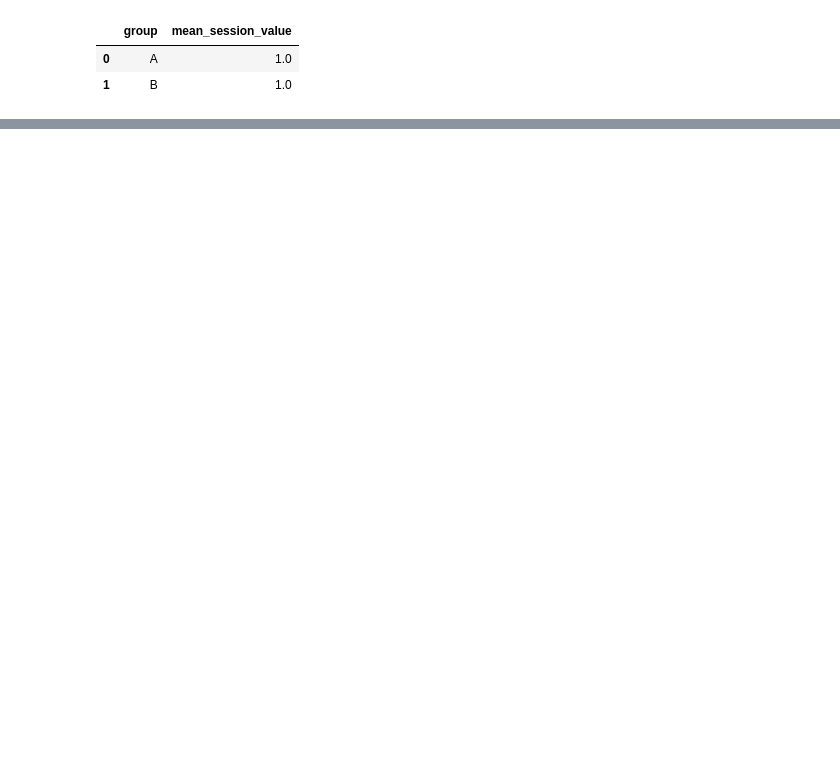
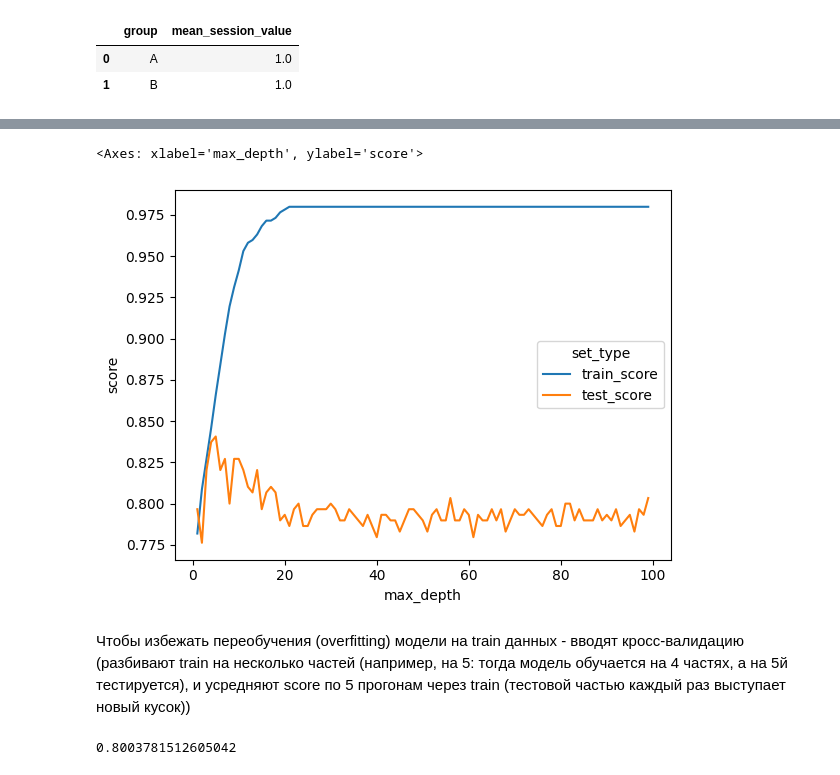
Before and after one commit to KateKryukova/Learning_Path, a Jupyter notebook: Stepik/Stepik - Введение в Data Science и машинное обучение.ipynb, the cells around one changed output, grey strips where cells are left out. Saved outputs shown, nothing was run; the diff lists cells and outputs as text; code cells hidden in the pictures; blank space fills up the shorter version.

```diff
--- a/Stepik/Stepik - Введение в Data Science и машинное обучение.ipynb
+++ b/Stepik/Stepik - Введение в Data Science и машинное обучение.ipynb
@@ -651,0 +819,6 @@ IG(Q) = S_o - \sum_{i=1}^{q} \frac{N_i}{N} S_i
+# %%
+# попробуем max_depth=3
+clf = tree.DecisionTreeClassifier(criterion='entropy', max_depth=3)
+# %%
+clf.fit(X_train, y_train)
+clf.score(X_train, y_train)
@@ -651,0 +833,14 @@ IG(Q) = S_o - \sum_{i=1}^{q} \frac{N_i}{N} S_i
+# %%
+max_depth_values = range(1, 100)
+scores_data = pd.DataFrame()
+
+for max_depth in max_depth_values:
+    clf = tree.DecisionTreeClassifier(criterion='entropy', max_depth=max_depth)
+    clf.fit(X_train, y_train)
+    train_score = clf.score(X_train, y_train)
+    test_score = clf.score(X_test, y_test)
+
+    temp_score_data = pd.DataFrame({'max_depth': [max_depth],
+                                    'train_score': [train_score],
+                                    'test_score': [test_score]})
+    scores_data = pd.concat([scores_data, temp_score_data])
@@ -651,0 +856,6 @@ IG(Q) = S_o - \sum_{i=1}^{q} \frac{N_i}{N} S_i
+# %%
+scores_data_long = pd.melt(scores_data,
+                           id_vars=['max_depth'],
+                           value_vars=['train_score', 'test_score'],
+                           var_name='set_type',
+                           value_name='score')
@@ -651,0 +871,7 @@ IG(Q) = S_o - \sum_{i=1}^{q} \frac{N_i}{N} S_i
+# %%
+sns.lineplot(x='max_depth', y='score', hue='set_type', data=scores_data_long)
+# %% [output]
+<Axes: xlabel='max_depth', ylabel='score'>
+[figure, added]
+# %% [markdown]
+Чтобы избежать переобучения (overfitting) модели на train данных - вводят кросс-валидацию (разбивают train на несколько частей (например, на 5: тогда модель обучается на 4 частях, а на 5й тестируется), и усредняют score по 5 прогонам через train (тестовой частью каждый раз выступает новый кусок))
@@ -651,0 +882,4 @@ IG(Q) = S_o - \sum_{i=1}^{q} \frac{N_i}{N} S_i
+# %%
+cross_val_score(clf, X_train, y_train, cv=5).mean()
+# %% [output]
+0.8003781512605042
```
Also changed, not shown: parts of 212 cells of this notebook, 5 other files.
